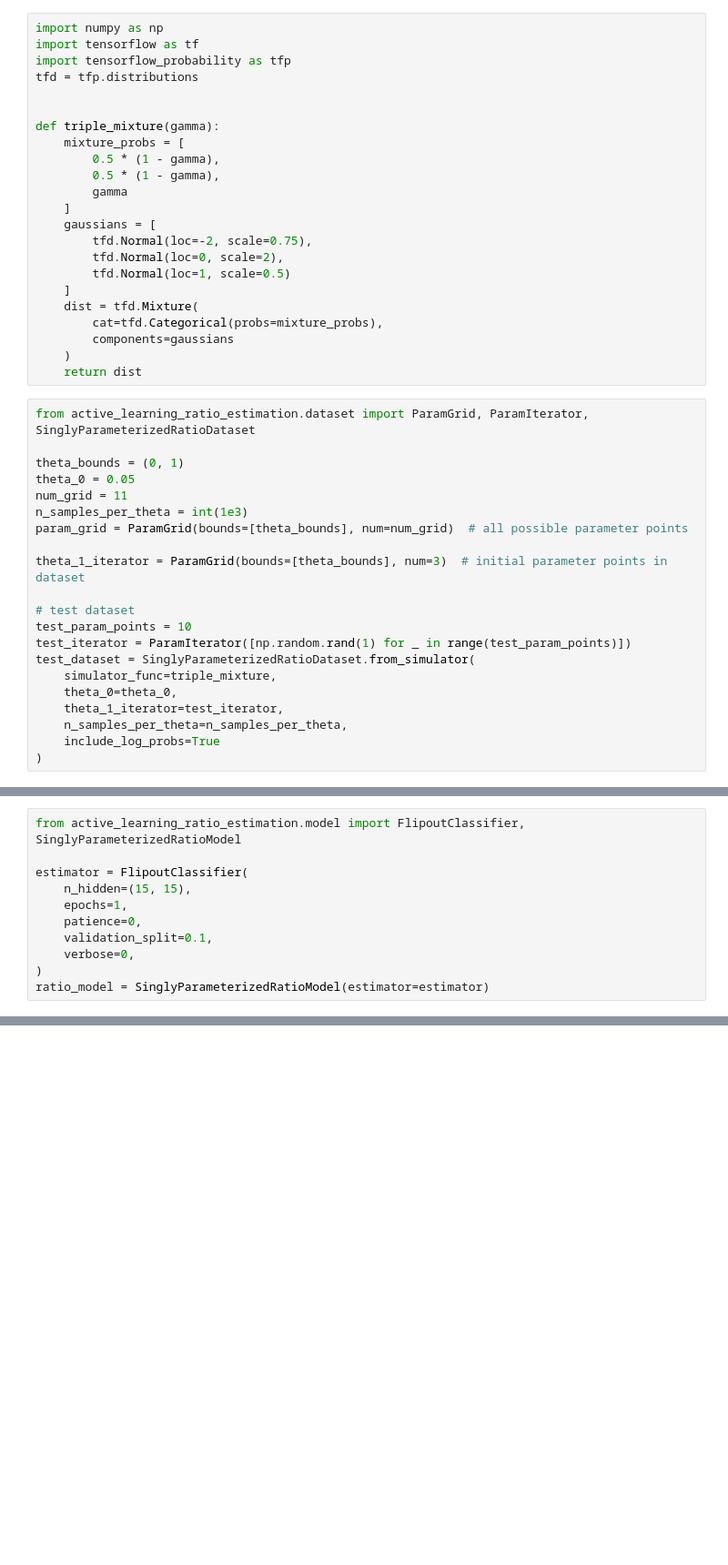
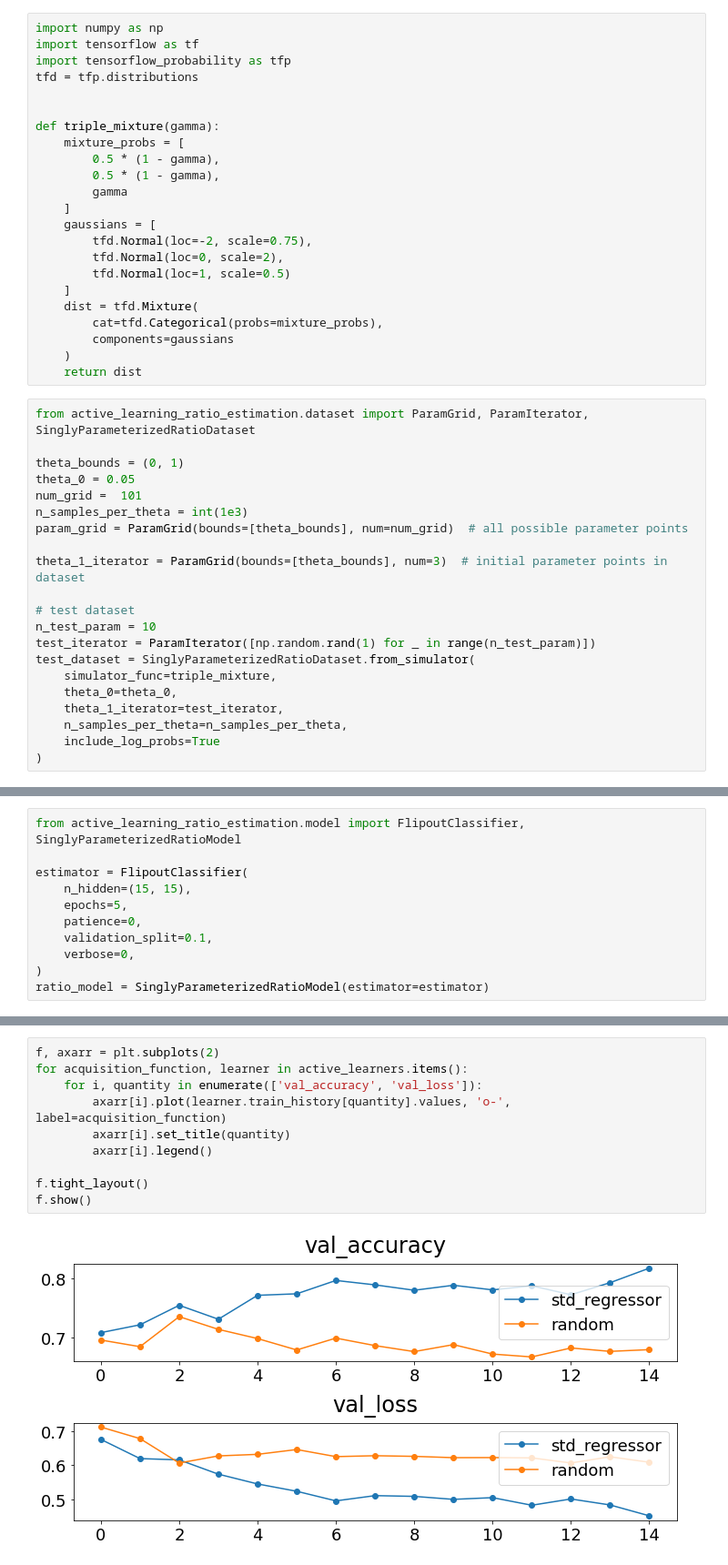
Before and after one commit to cjs220/active_learning_ratio_estimation, a Jupyter notebook: examples/active_learning_mixtures.ipynb, the cells around one changed output, grey strips where cells are left out. Shown at 91% size. Cells and saved outputs as stored; diff of their text form; blank space fills up the shorter version.

```diff
--- a/examples/active_learning_mixtures.ipynb
+++ b/examples/active_learning_mixtures.ipynb
@@ -77,15 +78,15 @@ from active_learning_ratio_estimation.dataset import ParamGrid, ParamIterator, S
 
 theta_bounds = (0, 1)
 theta_0 = 0.05
-num_grid = 11
+num_grid =  101
 n_samples_per_theta = int(1e3)
 param_grid = ParamGrid(bounds=[theta_bounds], num=num_grid)  # all possible parameter points
 
 theta_1_iterator = ParamGrid(bounds=[theta_bounds], num=3)  # initial parameter points in dataset
 
 # test dataset
-test_param_points = 10
-test_iterator = ParamIterator([np.random.rand(1) for _ in range(test_param_points)])
+n_test_param = 10
+test_iterator = ParamIterator([np.random.rand(1) for _ in range(n_test_param)])
 test_dataset = SinglyParameterizedRatioDataset.from_simulator(
     simulator_func=triple_mixture,
     theta_0=theta_0,
@@ -100,7 +99,7 @@ from active_learning_ratio_estimation.model import FlipoutClassifier, SinglyPara
 
 estimator = FlipoutClassifier(
     n_hidden=(15, 15),
-    epochs=1,
+    epochs=5,
     patience=0,
     validation_split=0.1,
     verbose=0,
@@ -143,0 +189,12 @@ plt.legend()
+# %%
+f, axarr = plt.subplots(2)
+for acquisition_function, learner in active_learners.items():
+    for i, quantity in enumerate(['val_accuracy', 'val_loss']):
+        axarr[i].plot(learner.train_history[quantity].values, 'o-', label=acquisition_function)
+        axarr[i].set_title(quantity)
+        axarr[i].legend()
+
+f.tight_layout()
+f.show()
+# %% [output]
+[figure, added]
```
Also changed, not shown: parts of 5 cells of this notebook.
